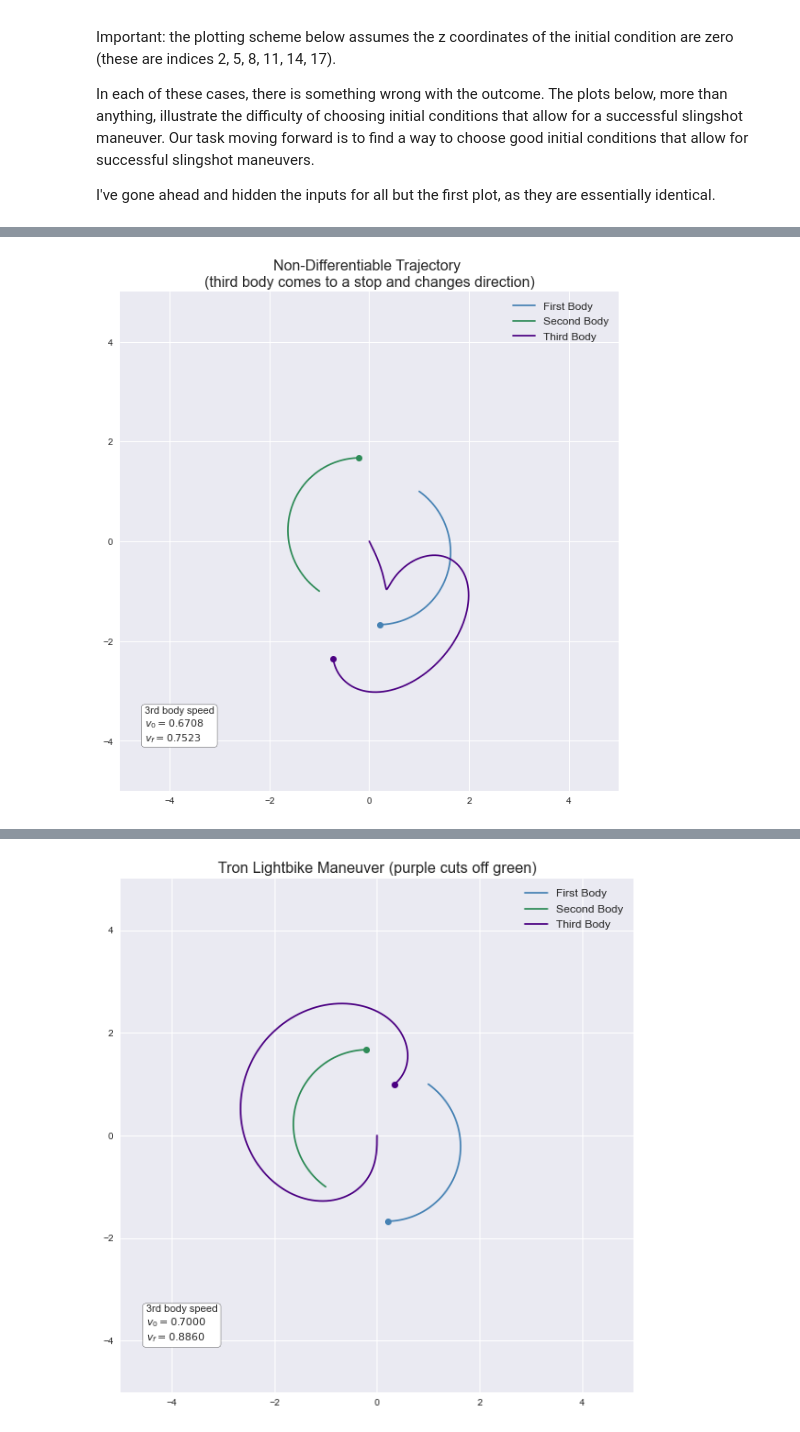
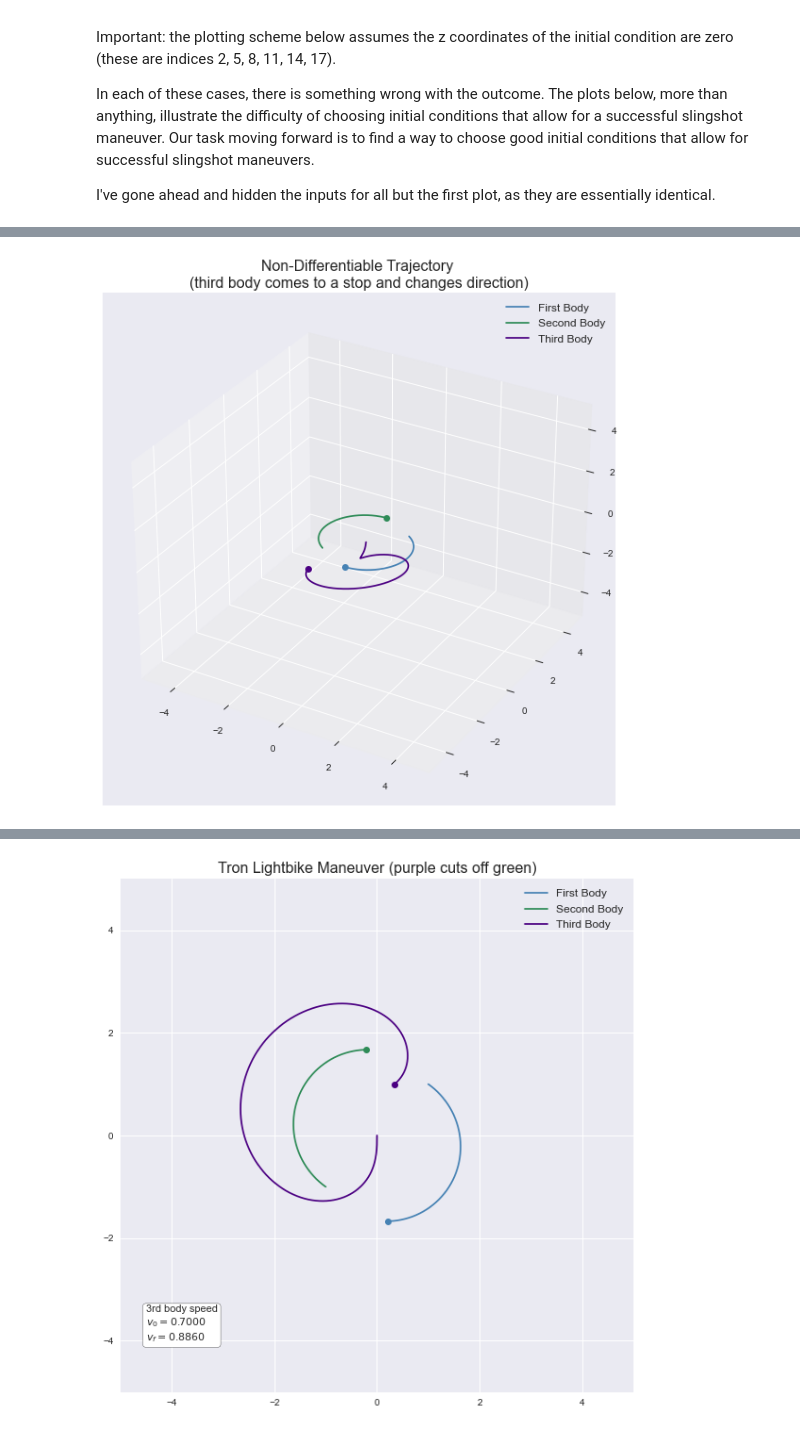
Before and after one commit to samcochran/optimal-spacecraft-control, a Jupyter notebook: Code/Sam.ipynb, the cells around one changed output, grey strips where cells are left out. Saved outputs shown, nothing was run; the diff lists cells and outputs as text; code cells hidden in the pictures.

```diff
--- a/Code/Sam.ipynb
+++ b/Code/Sam.ipynb
@@ -183,24 +183,24 @@ plot_solution(sol, 'Messy Trajectory, Near Collision')
 # %%
 # Set up initial conditions and parameters
 t0 = 0
 tf = 10
 init = np.array([1, 1, 0, # Position 1
                  -1, -1, 0, # Position 2
                  0, 0, 0, # Position 3
                  .35, -.25, 0, # Velocity/Momentum 1
                  -.35, .25, 0, # Velocity/Momentum 2
                  .3, -.6, 0]) # Velocity 3
 
 # Solve the system
 sol = solve_ivp(gravity_acceleration, (t0, tf), init, t_eval= np.linspace(t0, tf, 10000)).y
 
 #BTW I don't think its non-differentiable I think it just looks like that from this scale, but I could be wrong
 title = 'Non-Differentiable Trajectory \n(third body comes to a stop and changes direction)'
-plot_solution(sol, title)
+plot_sol3d(sol, title)
 
 # animate_solution(sol, title, 'jagged', skip=40)
 # %% [output]
-[figure, old version]
+[figure, new version]
 # %%
 # Set up initial conditions and parameters
 t0 = 0
```
Also changed, not shown: parts of 5 cells of this notebook, 3 other files.
